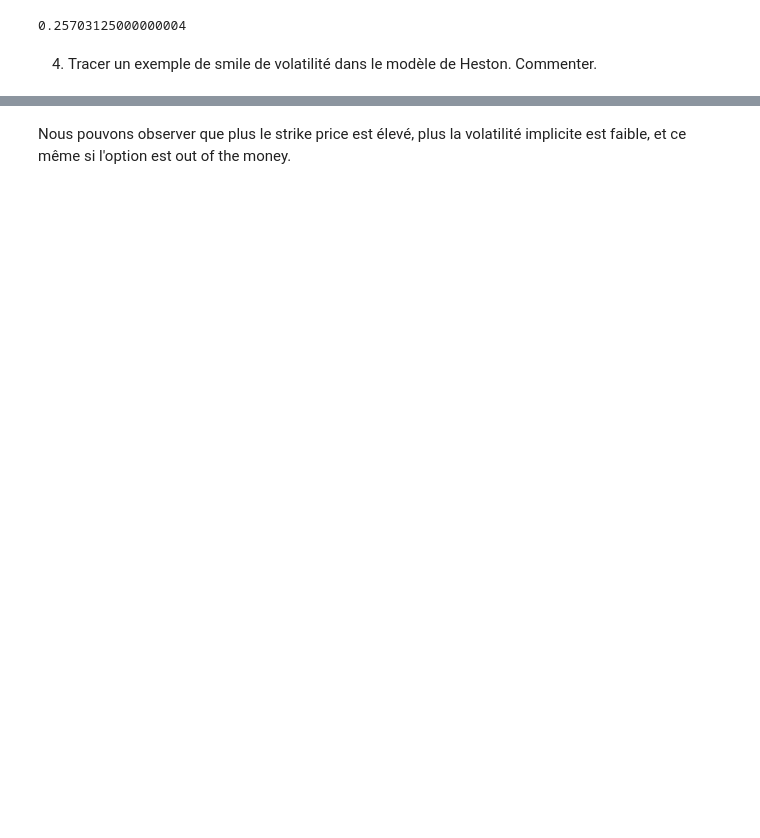
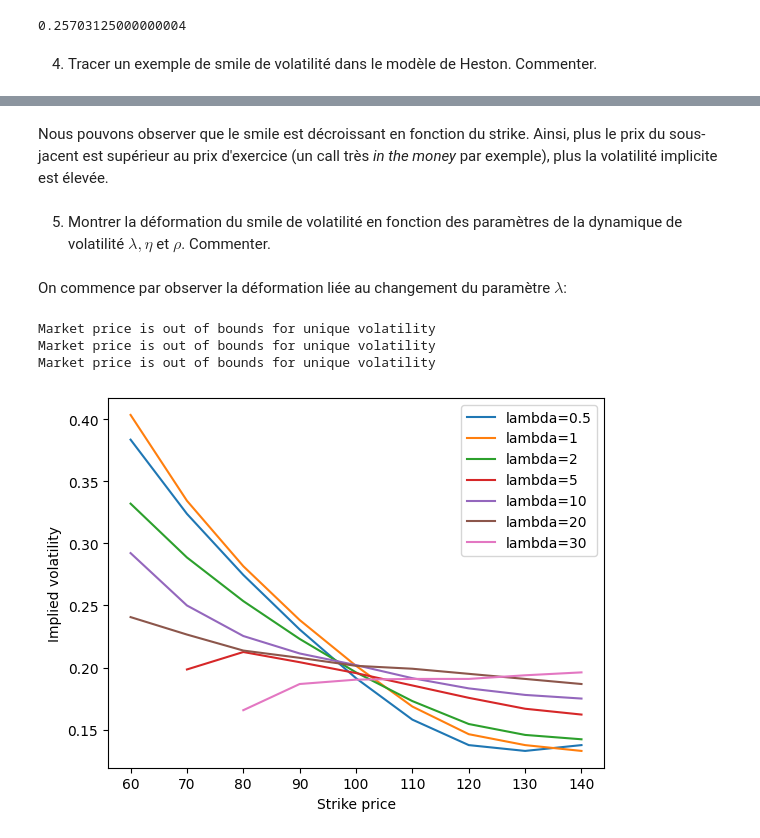
Before and after one commit to kerrianlc/stochastic-proc-fin, a Jupyter notebook: MSF-QV-LC-M.ipynb, the cells around one changed output, grey strips where cells are left out. Drawn from its saved outputs; the diff is of its cells as text; code cells hidden in the pictures; blank space fills up the shorter version.

```diff
--- a/MSF-QV-LC-M.ipynb
+++ b/MSF-QV-LC-M.ipynb
@@ -190,2 +193,26 @@ plt.show()
-# %% [markdown]
-Nous pouvons observer que plus le strike price est élevé, plus la volatilité implicite est faible, et ce même si l'option est out of the money.
+# %% [markdown]
+Nous pouvons observer que le smile est décroissant en fonction du strike. Ainsi, plus le prix du sous-jacent est supérieur au prix d'exercice (un call très *in the money* par exemple), plus la volatilité implicite est élevée.
+# %% [markdown]
+5. Montrer la déformation du smile de volatilité en fonction des paramètres de la dynamique de volatilité $\lambda, \eta$ et $\rho$. Commenter.
+# %% [markdown]
+On commence par observer la déformation liée au changement du paramètre $\lambda$:
+# %%
+lmbda_list = [0.5, 1, 2, 5, 10, 20, 30]
+l_k = [10*k for k in range(6, 15)]
+for lmbda_n in lmbda_list:
+    l_implied_vols_lmbda = []
+    St = MC_heston(S0, T, r, N, M, v0, v_mean, lmbda_n, eta, rho)
+    for k in l_k:
+        C_heston = MC_call_price(St=St, K=k)
+        k_implied_vol_lmbda = implied_vol(C_market=C_heston, S0=S0, K=k, T=T, r=r)
+        l_implied_vols_lmbda.append(k_implied_vol_lmbda)
+    plt.plot(l_k, l_implied_vols_lmbda, label=f"lambda={lmbda_n}")
+plt.ylabel("Implied volatility")
+plt.xlabel("Strike price")
+plt.legend()
+plt.show()
+# %% [output]
+Market price is out of bounds for unique volatility
+Market price is out of bounds for unique volatility
+Market price is out of bounds for unique volatility
+[figure, added]
```
Also changed, not shown: parts of 7 cells of this notebook.
